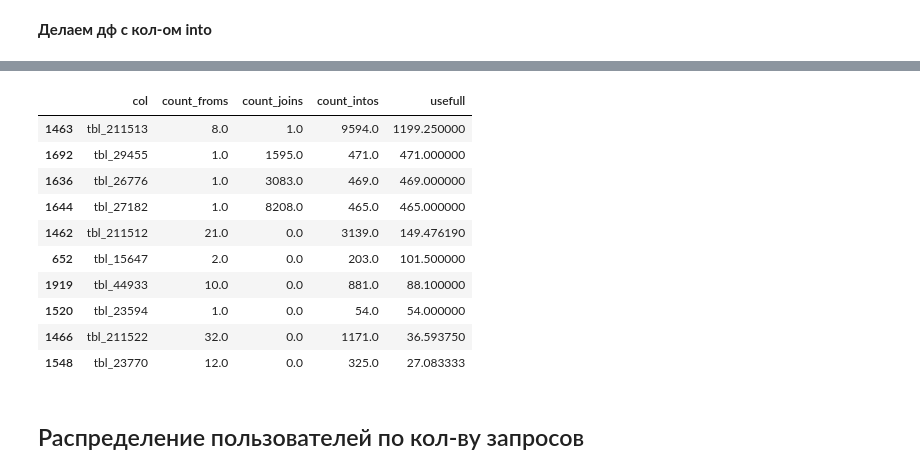
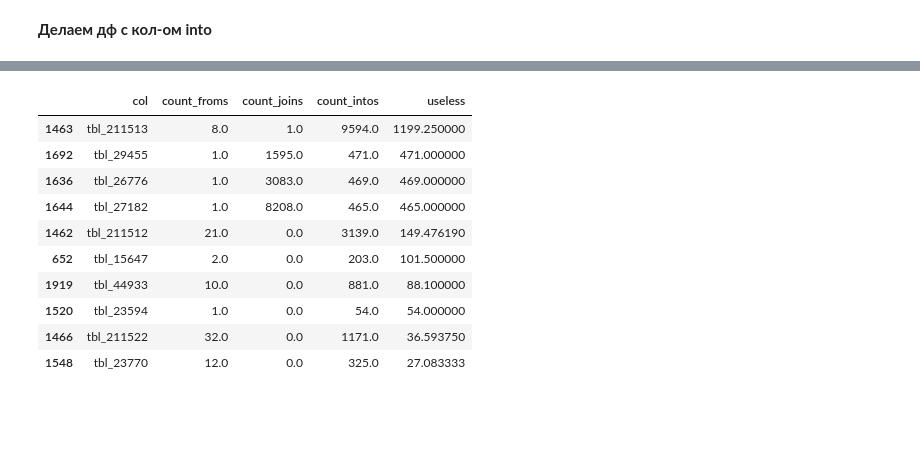
Before and after one commit to den-dw/skolkovo_hack, a Jupyter notebook: skolkovo_hack_2.0.ipynb, the cells around one changed output, grey strips where cells are left out. Cells and saved outputs as stored; diff of their text form; code cells hidden in the pictures; blank space fills up the shorter version.

```diff
--- a/skolkovo_hack_2.0.ipynb
+++ b/skolkovo_hack_2.0.ipynb
@@ -108,0 +95,7 @@ df.head()
+# %%
+df2 = create_df(intos_tbs, 'count_intos')
+df = merge_df(df1,df2)
+df.count_intos = df.count_intos + 1
+df['useless'] = df['count_intos'] / df['count_froms']
+df.fillna(0, inplace=True)
+df.head()
@@ -110,10 +110,11 @@ df.head()
 pd.set_option('mode.use_inf_as_na', True) #включаем опцию, где inf (бесконечность) считаем как NaN
 #предлагаю удалить
 # %%
-df.sort_values(by = 'usefull', ascending = False, inplace = True)
+# ТОП-10 бесполезных таблиц
+df.sort_values(by = 'useless', ascending = False, inplace = True)
 df.head(10)
 # %% [output]
-|  | col | count_froms | count_joins | count_intos | usefull |
+|  | col | count_froms | count_joins | count_intos | useless |
 | 1463 | tbl_211513 | 8.0 | 1.0 | 9594.0 | 1199.250000 |
 | 1692 | tbl_29455 | 1.0 | 1595.0 | 471.0 | 471.000000 |
 | 1636 | tbl_26776 | 1.0 | 3083.0 | 469.0 | 469.000000 |
@@ -124,5 +125,3 @@ df.head(10)
 | 1520 | tbl_23594 | 1.0 | 0.0 | 54.0 | 54.000000 |
 | 1466 | tbl_211522 | 32.0 | 0.0 | 1171.0 | 36.593750 |
 | 1548 | tbl_23770 | 12.0 | 0.0 | 325.0 | 27.083333 |
-# %% [markdown]
-## Распределение пользователей по кол-ву запросов
```
Also changed, not shown: parts of 28 cells of this notebook.
